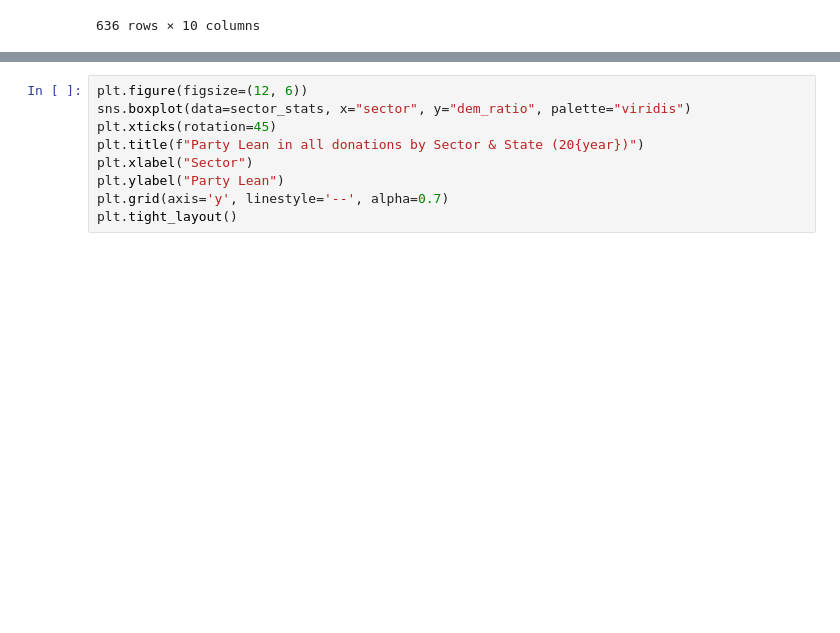
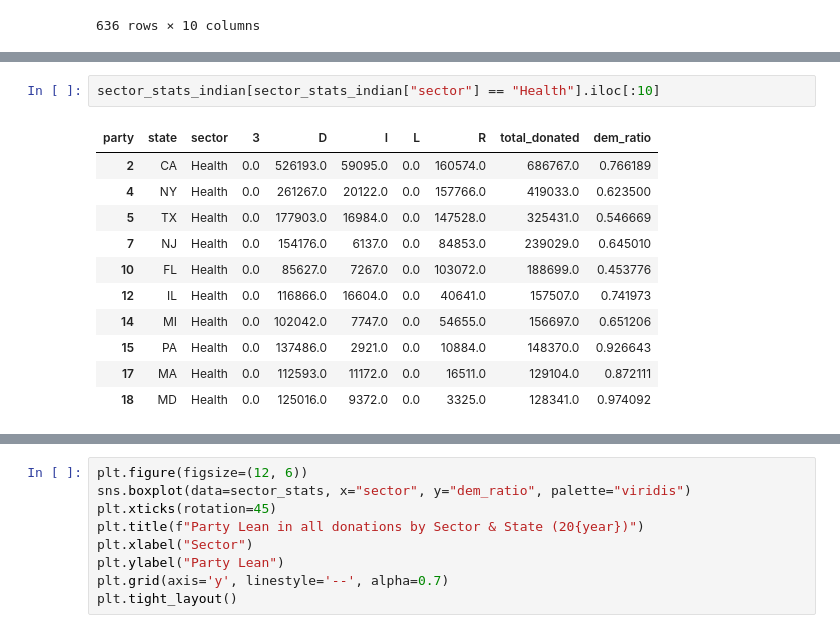
Before and after one commit to kkkarnav/indianamericancontributions, a Jupyter notebook: donors_recip.ipynb, the cells around one changed output, grey strips where cells are left out. Saved outputs shown, nothing was run; the diff lists cells and outputs as text; blank space fills up the shorter version.

```diff
--- a/donors_recip.ipynb
+++ b/donors_recip.ipynb
@@ -420,0 +398,14 @@ sector_stats_indian
+# %%
+sector_stats_indian[sector_stats_indian["sector"] == "Health"].iloc[:10]
+# %% [output]
+| party | state | sector | 3 | D | I | L | R | total_donated | dem_ratio |
+| 2 | CA | Health | 0.0 | 526193.0 | 59095.0 | 0.0 | 160574.0 | 686767.0 | 0.766189 |
+| 4 | NY | Health | 0.0 | 261267.0 | 20122.0 | 0.0 | 157766.0 | 419033.0 | 0.623500 |
+| 5 | TX | Health | 0.0 | 177903.0 | 16984.0 | 0.0 | 147528.0 | 325431.0 | 0.546669 |
+| 7 | NJ | Health | 0.0 | 154176.0 | 6137.0 | 0.0 | 84853.0 | 239029.0 | 0.645010 |
+| 10 | FL | Health | 0.0 | 85627.0 | 7267.0 | 0.0 | 103072.0 | 188699.0 | 0.453776 |
+| 12 | IL | Health | 0.0 | 116866.0 | 16604.0 | 0.0 | 40641.0 | 157507.0 | 0.741973 |
+| 14 | MI | Health | 0.0 | 102042.0 | 7747.0 | 0.0 | 54655.0 | 156697.0 | 0.651206 |
+| 15 | PA | Health | 0.0 | 137486.0 | 2921.0 | 0.0 | 10884.0 | 148370.0 | 0.926643 |
+| 17 | MA | Health | 0.0 | 112593.0 | 11172.0 | 0.0 | 16511.0 | 129104.0 | 0.872111 |
+| 18 | MD | Health | 0.0 | 125016.0 | 9372.0 | 0.0 | 3325.0 | 128341.0 | 0.974092 |
```
Also changed, not shown: parts of 3 cells of this notebook.
